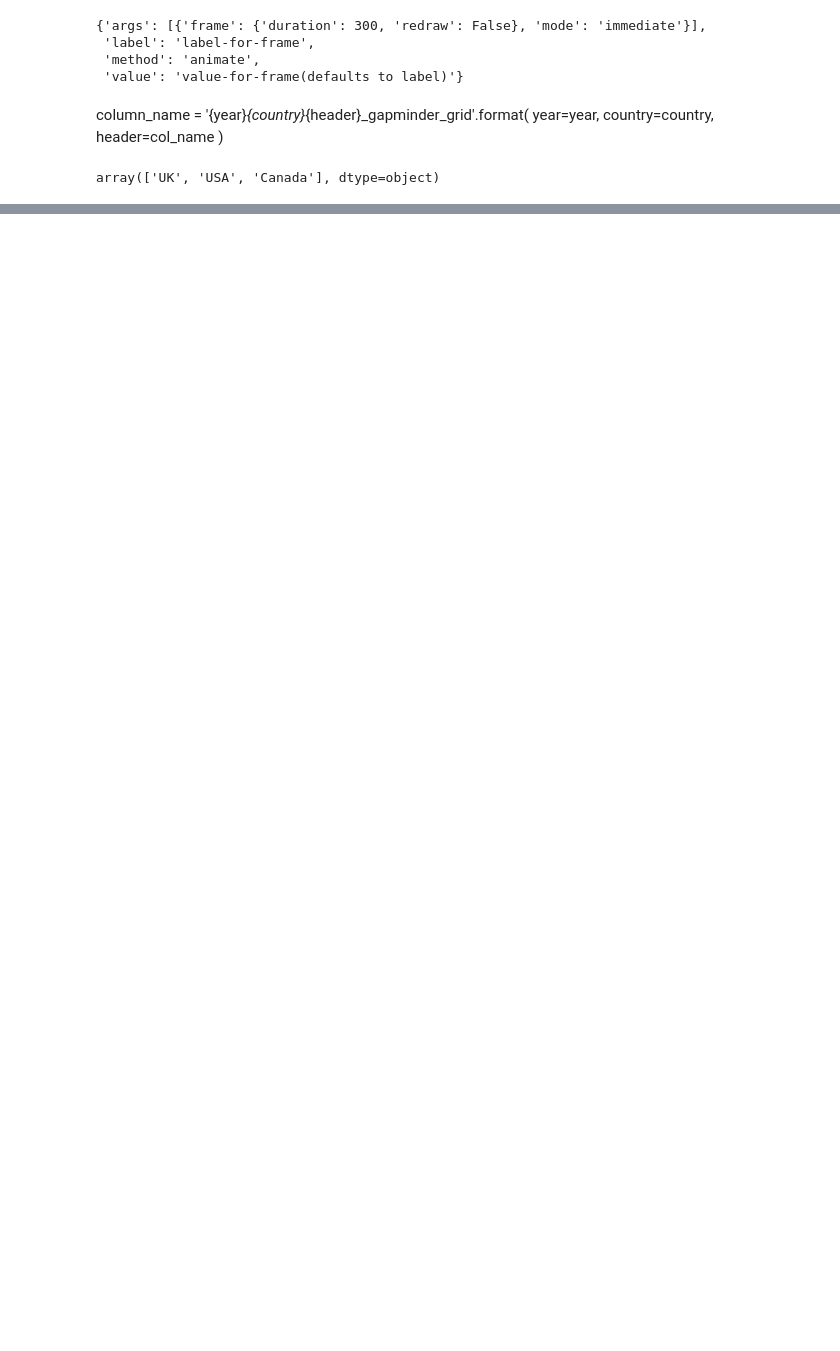
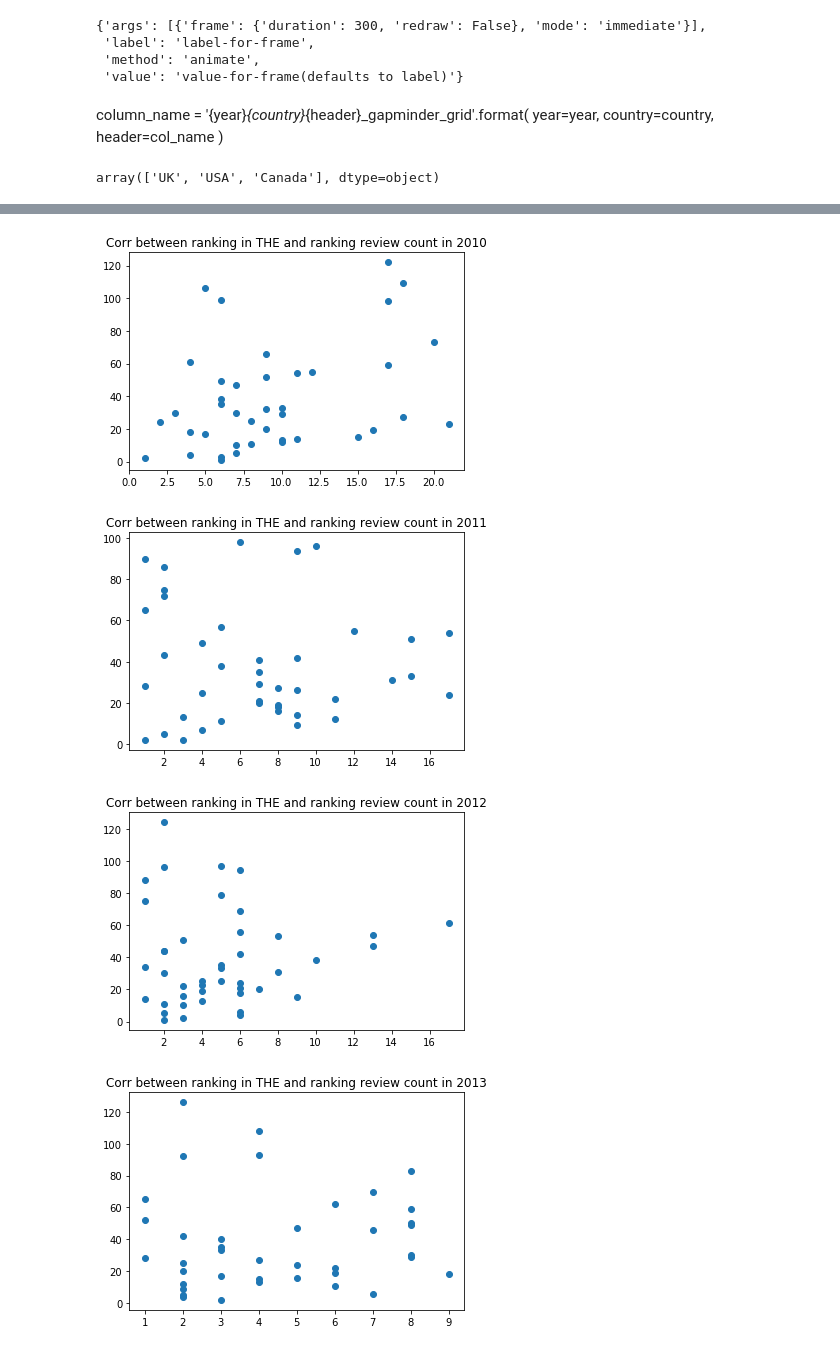
Before and after one commit to b09dan/universities_sentiment, a Jupyter notebook: parsers/corr.ipynb, the cells around one changed output, grey strips where cells are left out. Saved outputs shown, nothing was run; the diff lists cells and outputs as text; code cells hidden in the pictures; blank space fills up the shorter version.

```diff
--- a/parsers/corr.ipynb
+++ b/parsers/corr.ipynb
@@ -434,0 +463,11 @@ py.icreate_animations(figure, 'gapminder_example'+str(time.time()))
+# %%
+for i in  np.sort(df_all.year.unique()):
+    plt.scatter(df_all[df_all.year==i].article_rating_count,
+           df_all[df_all.year==i].ranking)
+    plt.title('Corr between ranking in THE and ranking review count in {:0.0f}'.format(i))
+    plt.show()
+# %% [output]
+[figure, added]
+[figure, added]
+[figure, added]
+[figure, added]
```
Also changed, not shown: parts of 15 cells of this notebook.
